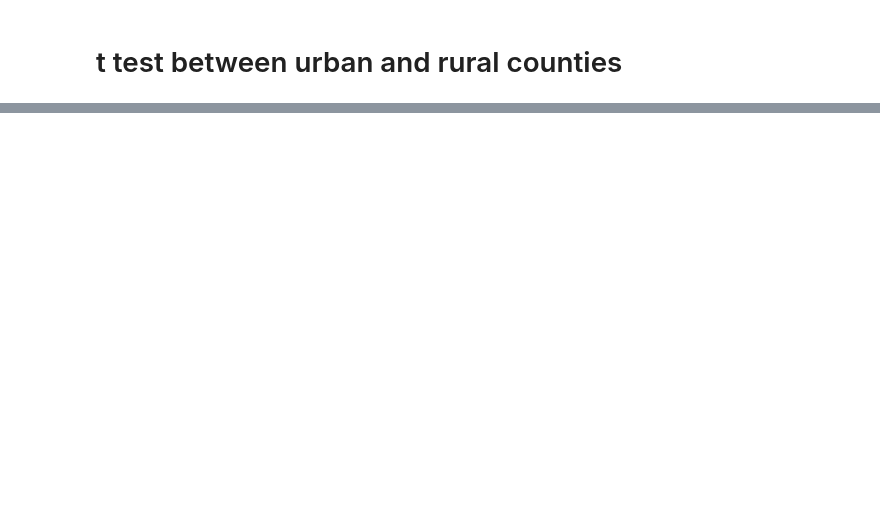
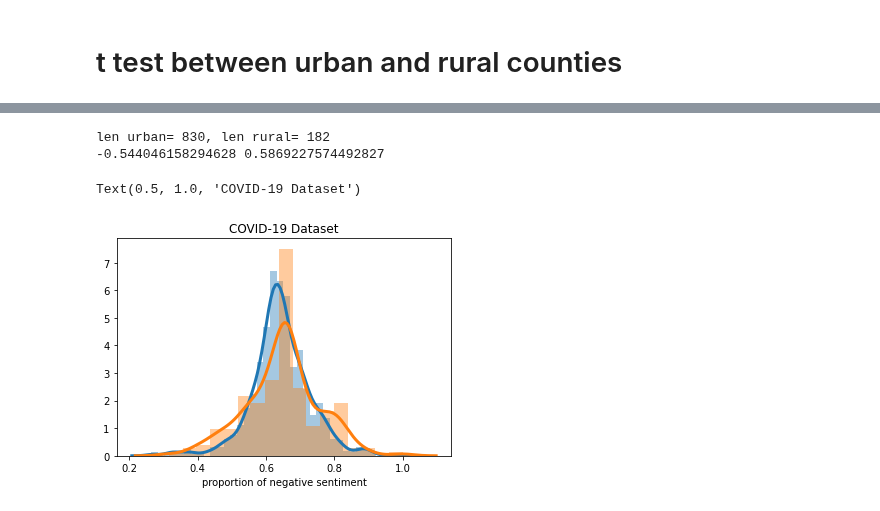
Before and after one commit to Alexander-Kahanek/COVID_Research, a Jupyter notebook: analysis/urban_rural_test.ipynb, the cells around one changed output, grey strips where cells are left out. Drawn from its saved outputs; the diff is of its cells as text; code cells hidden in the pictures; blank space fills up the shorter version.

```diff
--- a/analysis/urban_rural_test.ipynb
+++ b/analysis/urban_rural_test.ipynb
@@ -135,0 +159,25 @@ df2.describe()
+# %%
+urban = raw[raw['is_urban']==1].groupby(['fips']).agg({'count':'count', 'is_negative':'mean'}).reset_index()
+rural = raw[raw['is_urban']==0].groupby(['fips']).agg({'count':'count', 'is_negative':'mean'}).reset_index()
+
+urban = urban[urban['count'] > 15]
+rural = rural[rural['count'] > 15]
+
+print(f'len urban= {len(urban.index)}, len rural= {len(rural.index)}')
+
+from scipy.stats import ttest_ind
+t, p = ttest_ind(urban['is_negative'], rural['is_negative'], equal_var=False)
+print(t, p)
+
+sns.distplot(urban['is_negative'], hist = True, kde = True,
+                 kde_kws = {'linewidth': 3}, label="urban")
+
+sns.distplot(rural['is_negative'], hist = True, kde = True,
+                 kde_kws = {'linewidth': 3}, label="rural", axlabel="proportion of negative sentiment")
+
+plt.title("COVID-19 Dataset")
+# %% [output]
+len urban= 830, len rural= 182
+-0.544046158294628 0.5869227574492827
+Text(0.5, 1.0, 'COVID-19 Dataset')
+[figure, added]
```
Also changed, not shown: parts of 6 cells of this notebook, 1 other file.
